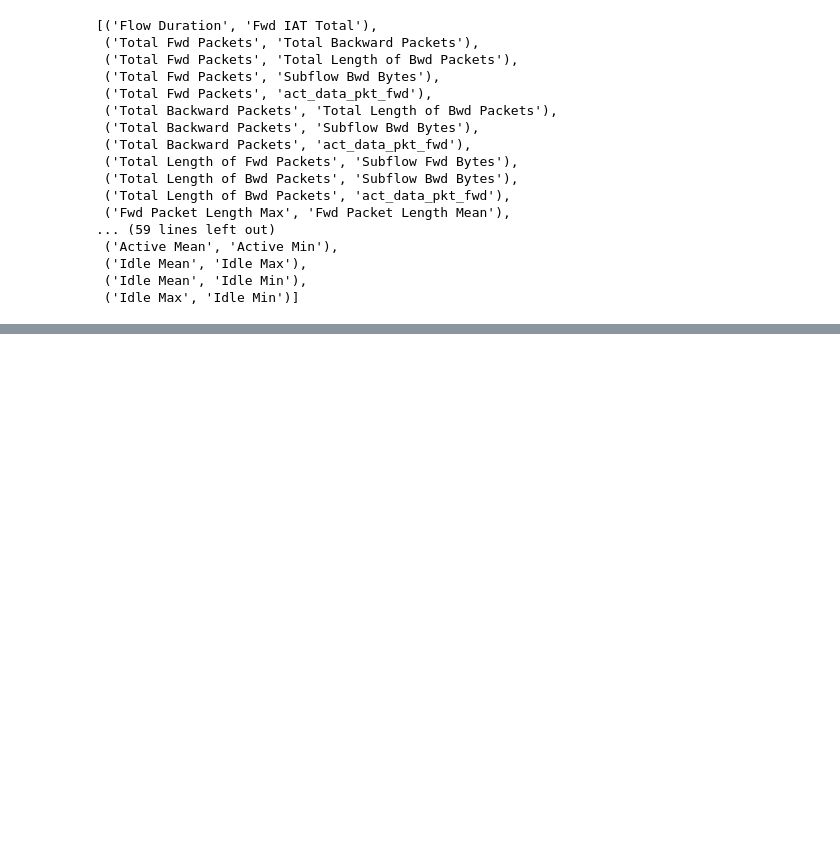
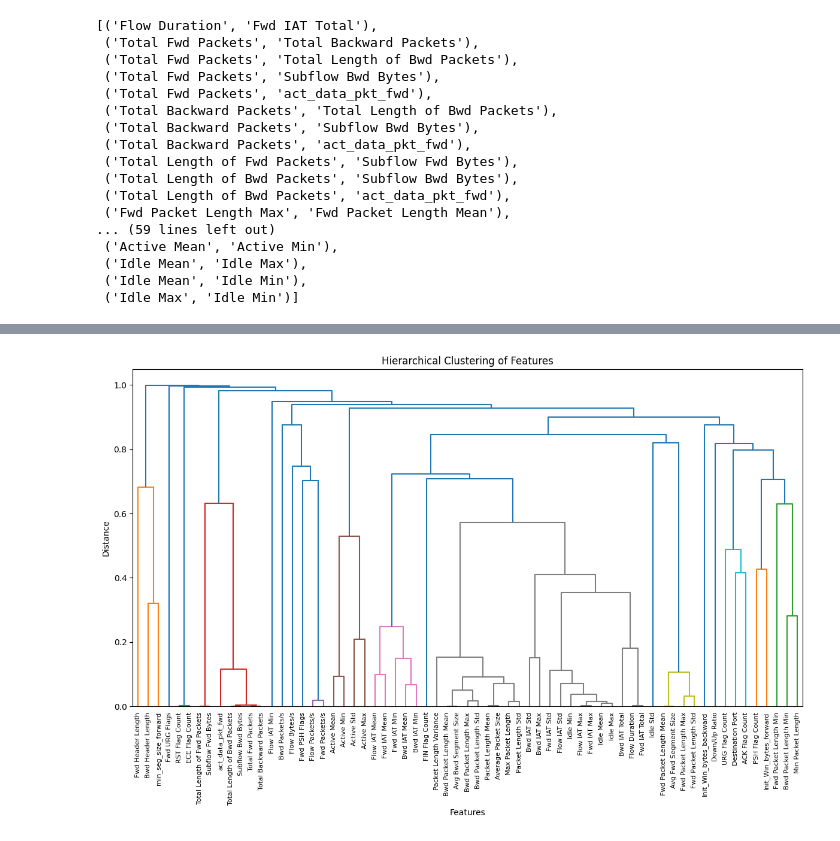
Before and after one commit to Ahmed-Mahmoud-M/deep-anomaly-ips, a Jupyter notebook: python/utils/preprocess.ipynb, the cells around one changed output, grey strips where cells are left out. Saved outputs shown, nothing was run; the diff lists cells and outputs as text; code cells hidden in the pictures; blank space fills up the shorter version.

Commit message:
finishing correlation analysis

```diff
--- a/python/utils/preprocess.ipynb
+++ b/python/utils/preprocess.ipynb
@@ -354,0 +452,22 @@ distance_matrix = 1 - correlation_matrix
+# %%
+# draw dendrogram
+from scipy.cluster.hierarchy import dendrogram
+
+
+plt.figure(figsize= (12,8))
+plt.title('Hierarchical Clustering of Features')
+plt.xlabel('Features')
+plt.ylabel('Distance')
+
+
+dendrogram(
+    linkage_matrix,
+    leaf_rotation=90.,
+    leaf_font_size=8.,
+    labels = correlation_matrix.columns
+)
+
+plt.tight_layout()
+plt.show()
+# %% [output]
+[figure, added]
```
Also changed, not shown: parts of 28 cells of this notebook.
